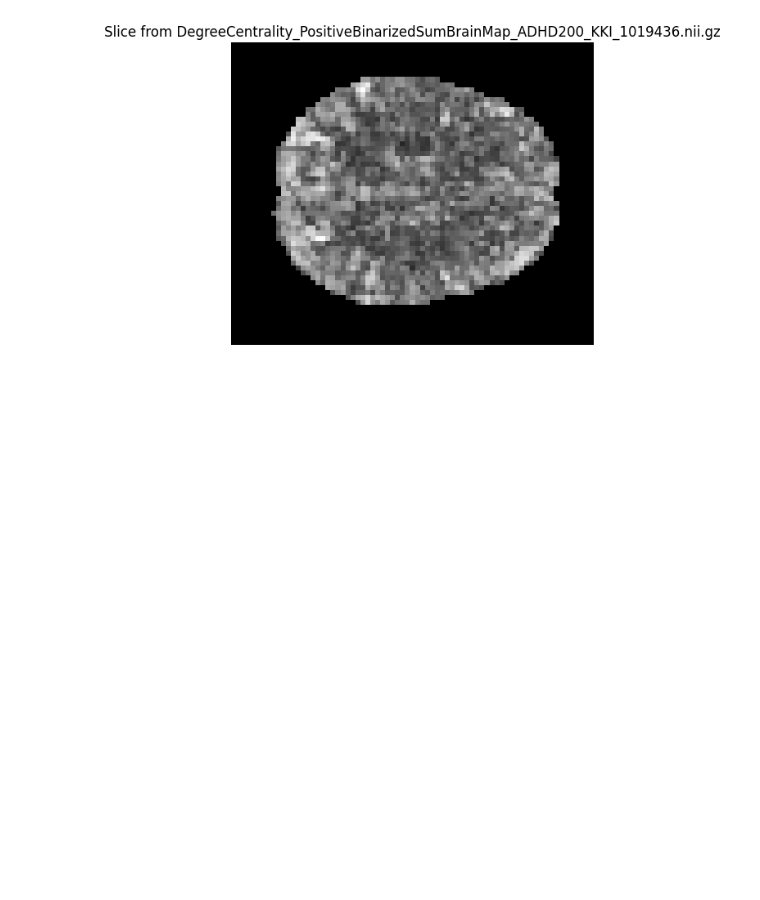
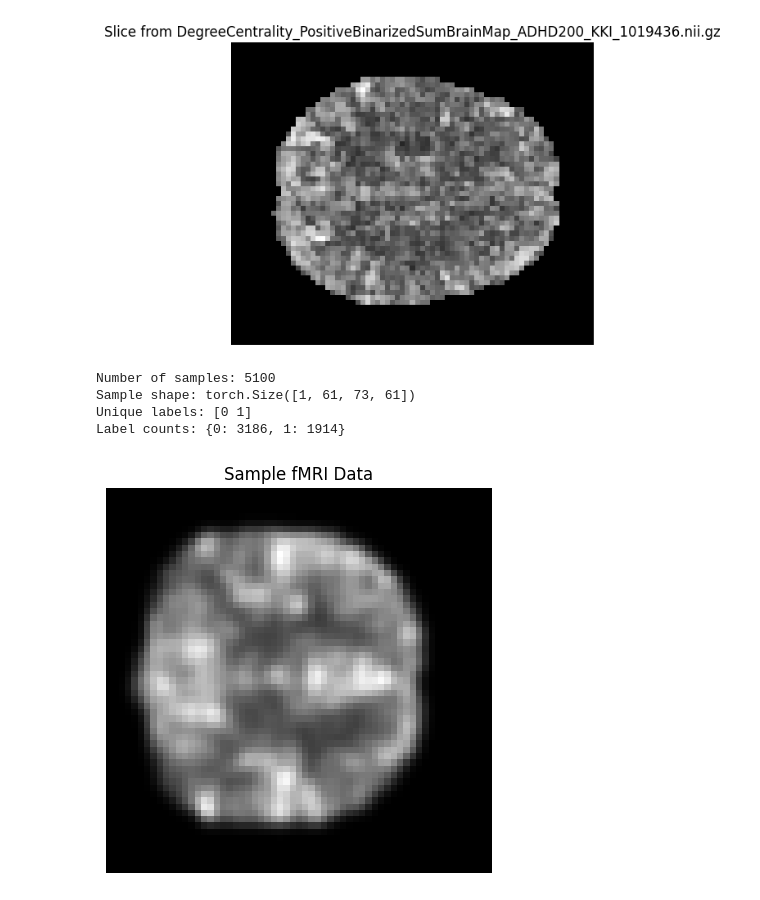
Before and after one commit to yasty-sanchez/ADHD_fMRI_DL, a Jupyter notebook: exploratory.ipynb, the cells around one changed output. Drawn from its saved outputs; the diff is of its cells as text; code cells hidden in the pictures; blank space fills up the shorter version.

Commit message:
Added exploratory data analysis with fMRI dataset

```diff
--- a/exploratory.ipynb
+++ b/exploratory.ipynb
@@ -201,0 +283,80 @@ visualize_sample_slices(adhd_file_paths)
+# %%
+import matplotlib.pyplot as plt
+import seaborn as sns
+
+# Create an instance of your dataset
+fmri_dataset = FMRI_Dataset(file_paths, labels, max_shape=[1, 61, 73, 61], augment=True)
+
+# 1. Data Overview
+print("Number of samples:", len(fmri_dataset))
+print("Sample shape:", fmri_dataset[0][0].shape)  # Shape of the first sample
+print("Unique labels:", np.unique(labels))
+print("Label counts:", {label: list(labels).count(label) for label in np.unique(labels)})
+
+# 2. Visualize Sample Data
+def plot_sample_fmri(data, title="fMRI Data Sample"):
+    plt.figure(figsize=(10, 5))
+    # Select a slice in the middle
+    mid_slice = data.shape[2] // 2  # Calculate the mid slice
+    plt.imshow(data[0, :, mid_slice], cmap='gray')
+    plt.title(title)
+    plt.axis('off')
+    plt.show()
+
+# Plotting the first sample
+plot_sample_fmri(fmri_dataset[0][0].numpy(), title="Sample fMRI Data")
+
+# 3. Label Distribution
+plt.figure(figsize=(8, 4))
+sns.countplot(x=labels)
+plt.title('Label Distribution')
+plt.xlabel('Labels (0: TDC, 1: ADHD)')
+plt.ylabel('Count')
+plt.xticks(ticks=[0, 1], labels=['TDC (0)', 'ADHD (1)'])
+plt.show()
+
+# 4. Normalization Analysis
+normalized_sample = fmri_dataset.normalize_data(fmri_dataset[0][0].numpy())
+plt.figure(figsize=(10, 5))
+plt.hist(normalized_sample.flatten(), bins=50, alpha=0.7, color='blue')
+plt.title('Distribution of Normalized Sample Data')
+plt.xlabel('Normalized Intensity')
+plt.ylabel('Frequency')
+plt.axvline(x=0, color='red', linestyle='--', label='Mean=0')
+plt.legend()
+plt.show()
+
+# 5. Smoothing Effect
+original_sample = fmri_dataset.smooth_data(fmri_dataset[0][0].numpy())
+plt.figure(figsize=(10, 10))
+mid_slice = original_sample.shape[2] // 2  # Calculate the mid slice again for the smoothed data
+plt.subplot(1, 2, 1)
+plt.imshow(fmri_dataset[0][0][0, :, mid_slice], cmap='gray')
+plt.title('Original Data Slice')
+plt.axis('off')
+plt.subplot(1, 2, 2)
+plt.imshow(original_sample[0, :, mid_slice], cmap='gray')
+plt.title('Smoothed Data Slice')
+plt.axis('off')
+plt.show()
+
+# 6. Augmentation Impact (if augment=True)
+fmri_dataset_augment = FMRI_Dataset(file_paths, labels, max_shape=[1, 61, 73, 61], augment=True)
+augmented_sample = fmri_dataset_augment[0][0].numpy()
+
+plt.figure(figsize=(10, 5))
+plt.subplot(1, 2, 1)
+plt.imshow(fmri_dataset[0][0][0, :, mid_slice], cmap='gray')
+plt.title('Original Data Slice')
+plt.axis('off')
+plt.subplot(1, 2, 2)
+plt.imshow(augmented_sample[0, :, mid_slice], cmap='gray')
+plt.title('Augmented Data Slice')
+plt.axis('off')
+plt.show()
+# %% [output]
+Number of samples: 5100
+Sample shape: torch.Size([1, 61, 73, 61])
+Unique labels: [0 1]
+Label counts: {0: 3186, 1: 1914}
+[figure, added]
```
Also changed, not shown: parts of 2 cells of this notebook.
